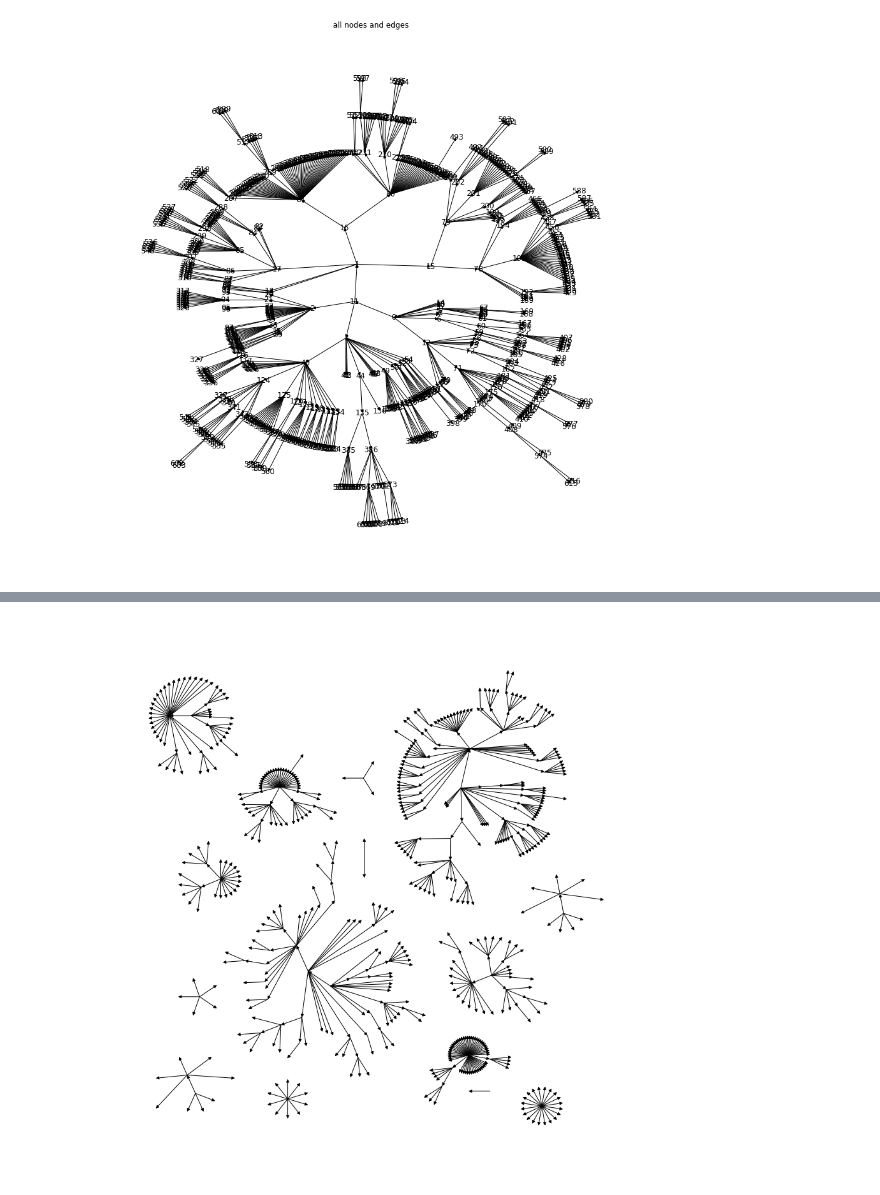
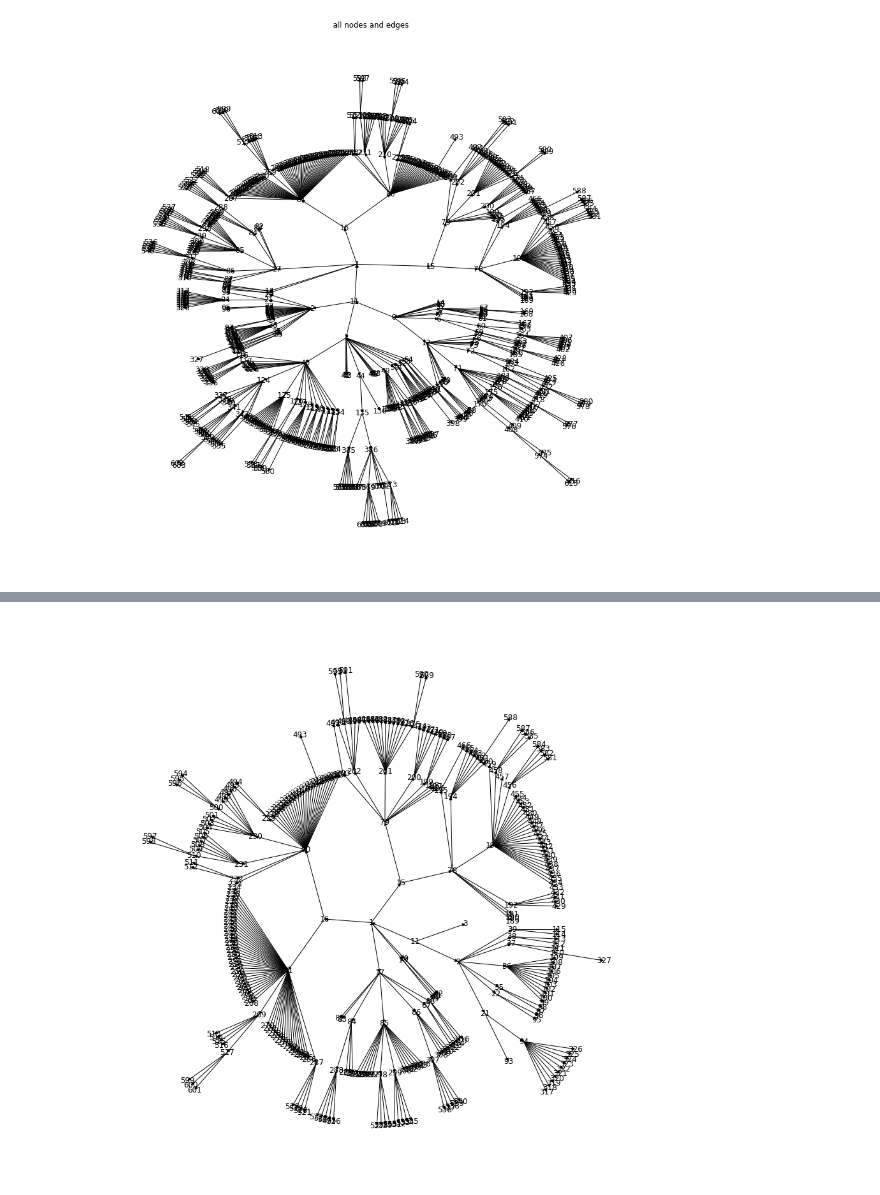
Before and after one commit to PrincetonUniversity/BrainPipe, a Jupyter notebook: tools/analysis/analysis_label_hierarchies_nick.ipynb, the cells around one changed output, grey strips where cells are left out. Drawn from its saved outputs; the diff is of its cells as text; code cells hidden in the pictures.

```diff
--- a/tools/analysis/analysis_label_hierarchies_nick.ipynb
+++ b/tools/analysis/analysis_label_hierarchies_nick.ipynb
@@ -28,15 +52,15 @@ nx.draw(g, pos, with_labels=True,labels=labels, arrows=True)
 # %%
-def get_subgraph_by_head_node(g,num):
-    vals = list(nx.ancestors(g,num))
+def get_desc_from_vals(g,vals):
+    """ takes a digraph g and a list of values, and then finds all descendants of those values
+    next it finds all descendants and descendants' descendants"""
     for val in vals:
         desc = list(nx.descendants(g,val))
         for dec in desc:
-            if dec in g and dec != num:
+            if dec in g and dec != val:
                 vals.append(dec)
-            if str(dec) in g and dec != num:
+            if str(dec) in g and dec != val:
                 vals.append(str(dec))
-    sg = get_subgraph_from_list(g,vals)
-    return sg
+    return vals
 # %%
 plt.figure(figsize=(12, 12))
 labels=nx.get_node_attributes(g,'name')
@@ -108,0 +75,15 @@ def group_level_from_root(g,root,max_level):
+# %%
+num = 449
+sg=g.copy()
+vals = get_desc_from_vals(sg,group_level_from_root(sg,str(num),3))
+# %%
+badvals = []
+
+vallist=[]
+for val in vals:
+    vallist.append(str(val))
+
+for node in list(sg.nodes()):
+    if str(node) not in vallist and str(node) != str(num):
+        print(str(node))
+        badvals.append(node)
@@ -109,9 +108,10 @@ def group_level_from_root(g,root,max_level):
 # %%
-newsg = get_subgraph_from_list(g,group_level_from_root(sg,'449',3))
+sg.remove_nodes_from(badvals)
+
 plt.figure(figsize=(12, 12))
-labels=nx.get_node_attributes(newsg,'name')
-pos = graphviz_layout(newsg, prog="twopi", args="")
-nx.draw(newsg, pos,arrows=True,node_size=0)
+labels=nx.get_node_attributes(sg,'name')
+pos = graphviz_layout(sg, prog="twopi", args="")
+nx.draw(sg, pos, labels=labels, arrows=True,node_size=0)
 # need to remove descend's of removed nodes. too tired, will do tomorrow
 # %% [output]
-[figure, old version]
+[figure, new version]
```
Also changed, not shown: parts of 11 cells of this notebook.
